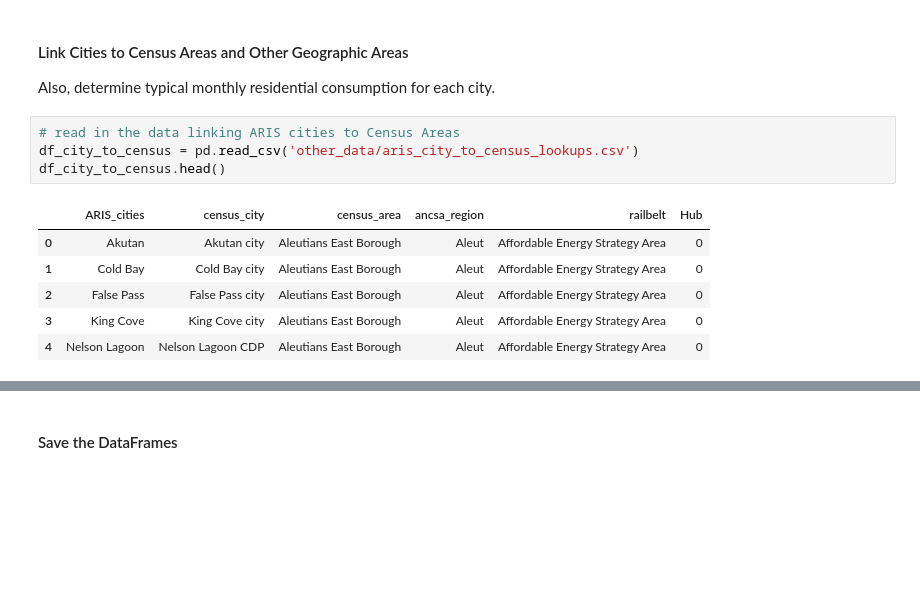
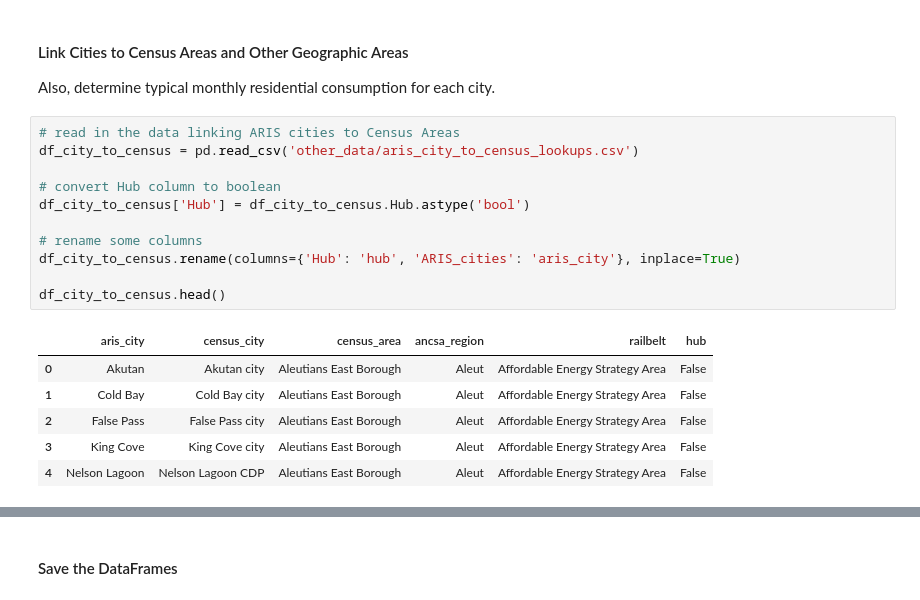
Before and after one commit to RobertLJordan/ak-energy-admin, a Jupyter notebook: ak-energy-data-admin.ipynb, the cells around one changed output, grey strips where cells are left out. Drawn from its saved outputs; the diff is of its cells as text; blank space fills up the shorter version.

Commit message:
Improvements in City Info.

```diff
--- a/ak-energy-data-admin.ipynb
+++ b/ak-energy-data-admin.ipynb
@@ -247,11 +247,18 @@ Also, determine typical monthly residential consumption for each city.
 # %%
 # read in the data linking ARIS cities to Census Areas
 df_city_to_census = pd.read_csv('other_data/aris_city_to_census_lookups.csv')
+
+# convert Hub column to boolean
+df_city_to_census['Hub'] = df_city_to_census.Hub.astype('bool')
+
+# rename some columns
+df_city_to_census.rename(columns={'Hub': 'hub', 'ARIS_cities': 'aris_city'}, inplace=True)
+
 df_city_to_census.head()
 # %% [output]
-|  | ARIS_cities | census_city | census_area | ancsa_region | railbelt | Hub |
-| 0 | Akutan | Akutan city | Aleutians East Borough | Aleut | Affordable Energy Strategy Area | 0 |
-| 1 | Cold Bay | Cold Bay city | Aleutians East Borough | Aleut | Affordable Energy Strategy Area | 0 |
-| 2 | False Pass | False Pass city | Aleutians East Borough | Aleut | Affordable Energy Strategy Area | 0 |
-| 3 | King Cove | King Cove city | Aleutians East Borough | Aleut | Affordable Energy Strategy Area | 0 |
-| 4 | Nelson Lagoon | Nelson Lagoon CDP | Aleutians East Borough | Aleut | Affordable Energy Strategy Area | 0 |
+|  | aris_city | census_city | census_area | ancsa_region | railbelt | hub |
+| 0 | Akutan | Akutan city | Aleutians East Borough | Aleut | Affordable Energy Strategy Area | False |
+| 1 | Cold Bay | Cold Bay city | Aleutians East Borough | Aleut | Affordable Energy Strategy Area | False |
+| 2 | False Pass | False Pass city | Aleutians East Borough | Aleut | Affordable Energy Strategy Area | False |
+| 3 | King Cove | King Cove city | Aleutians East Borough | Aleut | Affordable Energy Strategy Area | False |
+| 4 | Nelson Lagoon | Nelson Lagoon CDP | Aleutians East Borough | Aleut | Affordable Energy Strategy Area | False |
```
Also changed, not shown: parts of 12 cells of this notebook, 5 other files.
